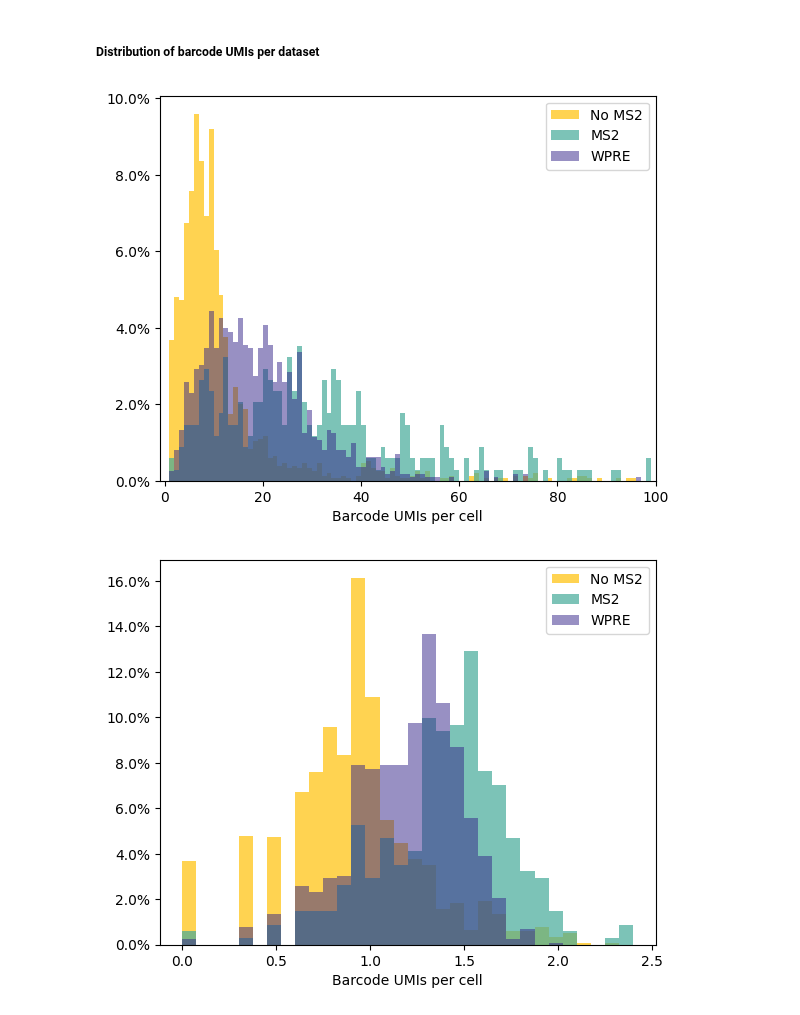
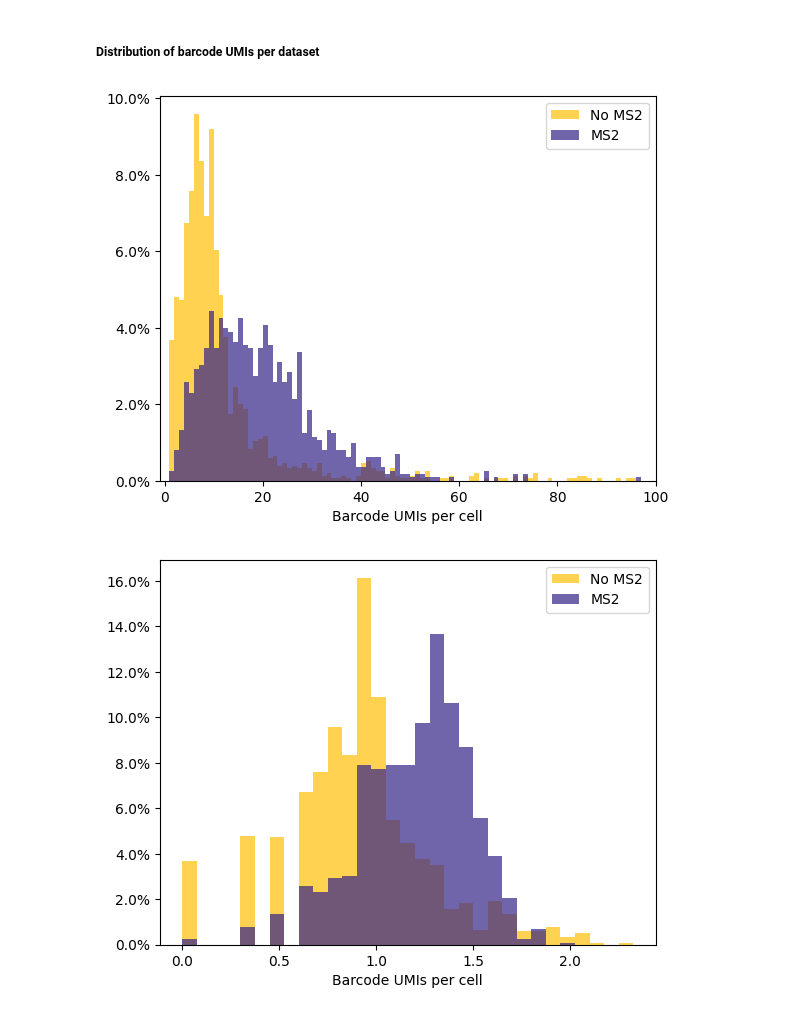
Before and after one commit to MEUrbanek/rabies_barcode_tech, a Jupyter notebook: ##_ms2_capture.ipynb, the cells around one changed output. Drawn from its saved outputs; the diff is of its cells as text; code cells hidden in the pictures.

```diff
--- a/##_ms2_capture.ipynb
+++ b/##_ms2_capture.ipynb
@@ -49,14 +47,12 @@ wpre_txn=pd.read_table('../../../transcriptome/cellbarcode_lists/ms2_wpre.csv',d
 Import rabies barcode count matrices
 # %%
 no_bcs=pd.read_table('./no_ms2/bc/completecounts.tsv',delimiter='\t')
-ms2_bcs=pd.read_table('./ms2/bc/completecounts.tsv',delimiter='\t')
-wpre_bcs=pd.read_table('./ms2_wpre/bc/completecounts.tsv',delimiter='\t')
+ms2_bcs=pd.read_table('./ms2_wpre/bc/completecounts.tsv',delimiter='\t')
 # %% [markdown]
 Import flat.txt files for each library
 # %%
 no_flat=pd.read_table('./no_ms2/bc/flat.txt',delimiter='\t',header=None)
-ms2_flat=pd.read_table('./ms2/bc/flat.txt',delimiter='\t',header=None)
-wpre_flat=pd.read_table('./ms2_wpre/bc/flat.txt',delimiter='\t',header=None)
+ms2_flat=pd.read_table('./ms2_wpre/bc/flat.txt',delimiter='\t',header=None)
 # %% [markdown]
 ### Filter barcode data down to real cells
 # %% [markdown]
@@ -65,7 +61,7 @@ Barcode UMI count files:
 #MS2
 ms2_bcs['CBC'] = ms2_bcs['CBC'].str.replace('b', '', regex=True)
 ms2_bcs['CBC'] = ms2_bcs['CBC'].str.replace('\'', '', regex=True)
-ms2_bcs['CBC'] = 'ms2_' + ms2_bcs['CBC'].astype(str)
+ms2_bcs['CBC'] = 'wpre_' + ms2_bcs['CBC'].astype(str)
 ms2_bcs=ms2_bcs.sort_values('CBC')
 ms2=ms2_bcs.loc[ms2_bcs['CBC'].isin(ms2_txn.x)]
 ms2
@@ -76,15 +72,7 @@ no_bcs['CBC'] = no_bcs['CBC'].str.replace('\'', '', regex=True)
 no_bcs['CBC'] = 'no_ms2_' + no_bcs['CBC'].astype(str)
 no_bcs=no_bcs.sort_values('CBC')
 no_ms2=no_bcs.loc[no_bcs['CBC'].isin(no_txn.x)]
-no_ms2
-
-#MS2+WPRE
-wpre_bcs['CBC'] = wpre_bcs['CBC'].str.replace('b', '', regex=True)
-wpre_bcs['CBC'] = wpre_bcs['CBC'].str.replace('\'', '', regex=True)
-wpre_bcs['CBC'] = 'wpre_' + wpre_bcs['CBC'].astype(str)
-wpre_bcs=wpre_bcs.sort_values('CBC')
-wpre=wpre_bcs.loc[wpre_bcs['CBC'].isin(wpre_txn.x)]
-wpre
+ms2
 # %% [output]
 |  | CBC | barcode | UMI_Count |
 | 67258 | wpre_AAAAAAAAATGGAAGA | barcode | 8 |
@@ -105,7 +93,7 @@ Flat barcode files:
 #Formatting flat files
 #MS2
 ms2_flat[['read_id','UMI','CBC']]=ms2_flat[0].str.split('_', expand=True)
-ms2_flat['CBC'] = 'ms2_' + ms2_flat['CBC'].astype(str)
+ms2_flat['CBC'] = 'wpre_' + ms2_flat['CBC'].astype(str)
 ms2_flat=ms2_flat.sort_values('CBC')
 ms2_filtered_flat=ms2_flat.loc[ms2_flat['CBC'].isin(ms2_txn.x)]
 ms2_filtered_flat
@@ -116,12 +104,5 @@ no_flat['CBC'] = 'no_ms2_' + no_flat['CBC'].astype(str)
 no_flat=no_flat.sort_values('CBC')
 no_filtered_flat=no_flat.loc[no_flat['CBC'].isin(no_txn.x)]
 no_filtered_flat
-
-#MS2+WPRE
-wpre_flat[['read_id','UMI','CBC']]=wpre_flat[0].str.split('_', expand=True)
-wpre_flat['CBC'] = 'wpre_' + wpre_flat['CBC'].astype(str)
-wpre_flat=wpre_flat.sort_values('CBC')
-wpre_filtered_flat=wpre_flat.loc[wpre_flat['CBC'].isin(wpre_txn.x)]
-wpre_filtered_flat
 # %% [output]
 |  | 0 | 1 | read_id | UMI | CBC |
@@ -193,8 +162,7 @@ ax.figure.savefig("../../../../figs/fig_6/wpre_v_no_reads_comparison.pdf")
 # %%
 plt.figure().set_figheight(5)
 plt.hist(merged_no['UMI_Count'],bins=np.arange(0,merged_no['UMI_Count'].max() + 5, 1),color='#FFC107',alpha=0.7,label='No MS2',weights=np.ones(len(merged_no['UMI_Count'])) / len(merged_no['UMI_Count']))
-plt.hist(merged_ms2['UMI_Count'],bins=np.arange(0, merged_ms2['UMI_Count'].max() + 5, 1),color='#44AA99',alpha=0.7,label='MS2',weights=np.ones(len(merged_ms2['UMI_Count'])) / len(merged_ms2['UMI_Count']))
-plt.hist(merged_wpre['UMI_Count'],bins=np.arange(0, merged_wpre['UMI_Count'].max() + 5, 1),color='#332288',alpha=0.5,label='WPRE',weights=np.ones(len(merged_wpre['UMI_Count'])) / len(merged_wpre['UMI_Count']))
+plt.hist(merged_ms2['UMI_Count'],bins=np.arange(0, merged_ms2['UMI_Count'].max() + 5, 1),color='#332288',alpha=0.7,label='MS2',weights=np.ones(len(merged_ms2['UMI_Count'])) / len(merged_ms2['UMI_Count']))
 
 plt.gca().yaxis.set_major_formatter(PercentFormatter(1))
 plt.xlabel('Barcode UMIs per cell')
@@ -207,23 +175,22 @@ plt.legend()
 plt.savefig('../../../../figs/fig_6/ms2_distributions.pdf', bbox_inches='tight', format='pdf')
 plt.show()
 # %% [output]
-[figure, old version]
+[figure, new version]
 # %%
 #After UMI thresholding, after assigning to real cells
 plt.figure().set_figheight(5)
 plt.hist(np.log10(merged_no['UMI_Count']),bins=np.arange(0,np.log10(merged_no['UMI_Count']).max() + .01, .075),color='#FFC107',alpha=0.7,label='No MS2',weights=np.ones(len(merged_no['UMI_Count'])) / len(merged_no['UMI_Count']))
-plt.hist(np.log10(merged_ms2['UMI_Count']),bins=np.arange(0, np.log10(merged_ms2['UMI_Count']).max() + .01, .075),color='#44AA99',alpha=0.7,label='MS2',weights=np.ones(len(merged_ms2['UMI_Count'])) / len(merged_ms2['UMI_Count']))
-plt.hist(np.log10(merged_wpre['UMI_Count']),bins=np.arange(0, np.log10(merged_wpre['UMI_Count']).max() + .01, .075),color='#332288',alpha=0.5,label='WPRE',weights=np.ones(len(merged_wpre['UMI_Count'])) / len(merged_wpre['UMI_Count']))
+plt.hist(np.log10(merged_ms2['UMI_Count']),bins=np.arange(0, np.log10(merged_ms2['UMI_Count']).max() + .01, .075),color='#332288',alpha=0.7,label='MS2',weights=np.ones(len(merged_ms2['UMI_Count'])) / len(merged_ms2['UMI_Count']))
 
 plt.gca().yaxis.set_major_formatter(PercentFormatter(1))
 plt.xlabel('Barcode UMIs per cell')
 #plt.ylabel('Frequency')
 #plt.xlim([-1, 100])
 #plt.ylim([0,100])
 #plt.yscale('log')
 plt.legend()
 #plt.title('UMIs per Barcode:CBC Combo')
 plt.savefig('../../../../figs/fig_6/log_ms2_distributions.pdf', bbox_inches='tight', format='pdf')
 plt.show()
 # %% [output]
-[figure, old version]
+[figure, new version]
```
Also changed, not shown: parts of 7 cells of this notebook.
